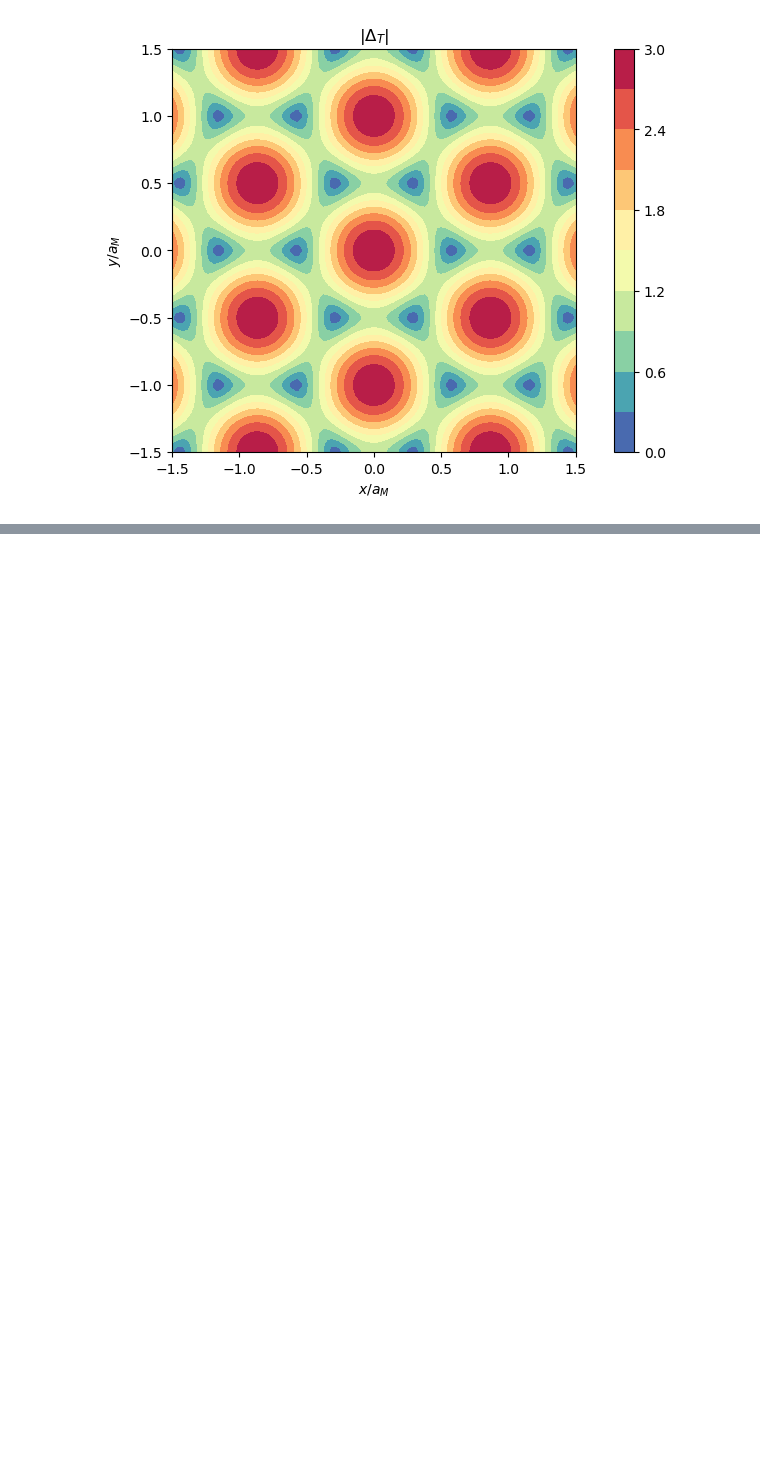
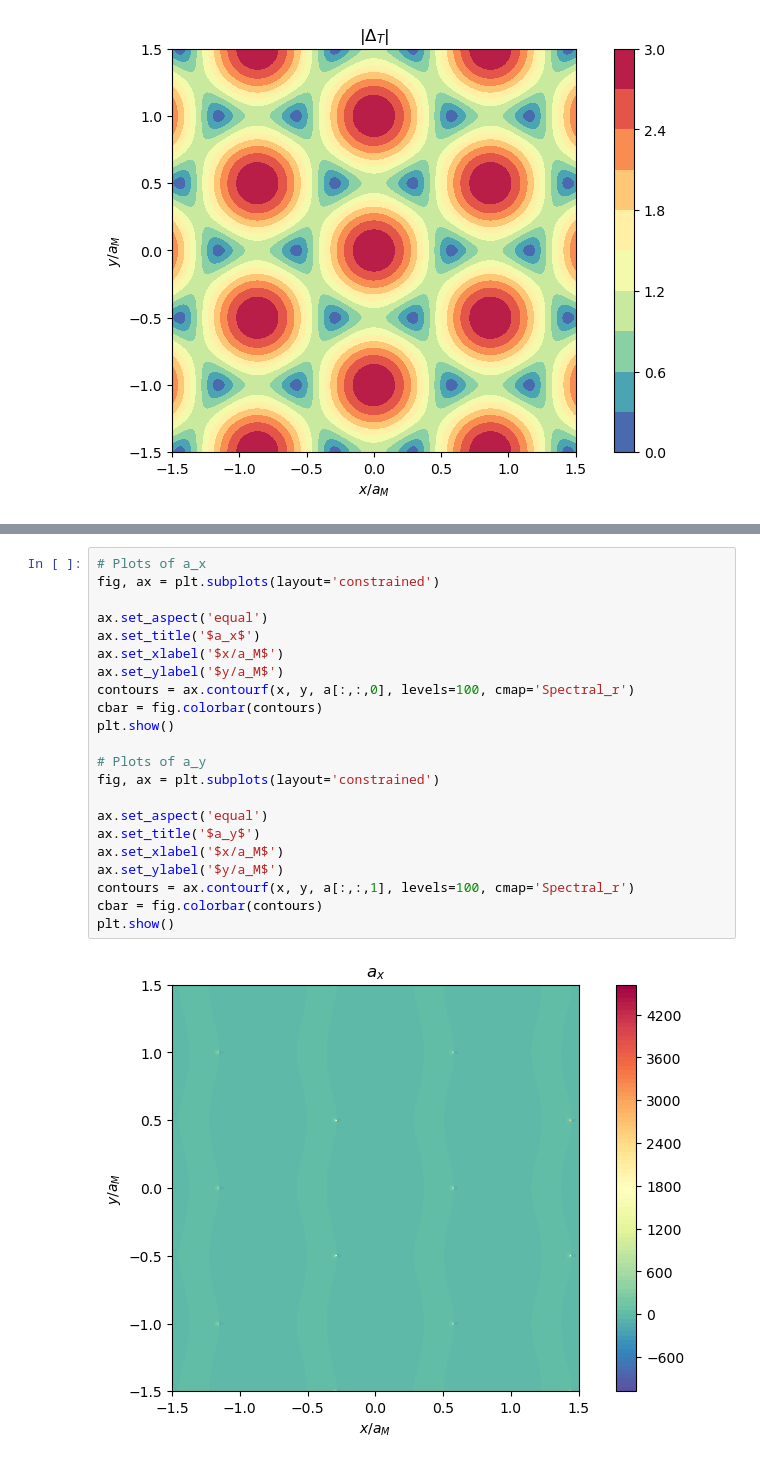
Before and after one commit to DaanTimmers/DT_Part_III_Project, a Jupyter notebook: Effective field plots.ipynb, the cells around one changed output, grey strips where cells are left out. Drawn from its saved outputs; the diff is of its cells as text; blank space fills up the shorter version.

```diff
--- a/Effective field plots.ipynb
+++ b/Effective field plots.ipynb
@@ -226,0 +246,24 @@ abs(1 + 1j)
+# %%
+# Plots of a_x
+fig, ax = plt.subplots(layout='constrained')
+
+ax.set_aspect('equal')
+ax.set_title('$a_x$')
+ax.set_xlabel('$x/a_M$')
+ax.set_ylabel('$y/a_M$')
+contours = ax.contourf(x, y, a[:,:,0], levels=100, cmap='Spectral_r')
+cbar = fig.colorbar(contours)
+plt.show()
+
+# Plots of a_y
+fig, ax = plt.subplots(layout='constrained')
+
+ax.set_aspect('equal')
+ax.set_title('$a_y$')
+ax.set_xlabel('$x/a_M$')
+ax.set_ylabel('$y/a_M$')
+contours = ax.contourf(x, y, a[:,:,1], levels=100, cmap='Spectral_r')
+cbar = fig.colorbar(contours)
+plt.show()
+# %% [output]
+[figure, added]
```
Also changed, not shown: parts of 9 cells of this notebook.
